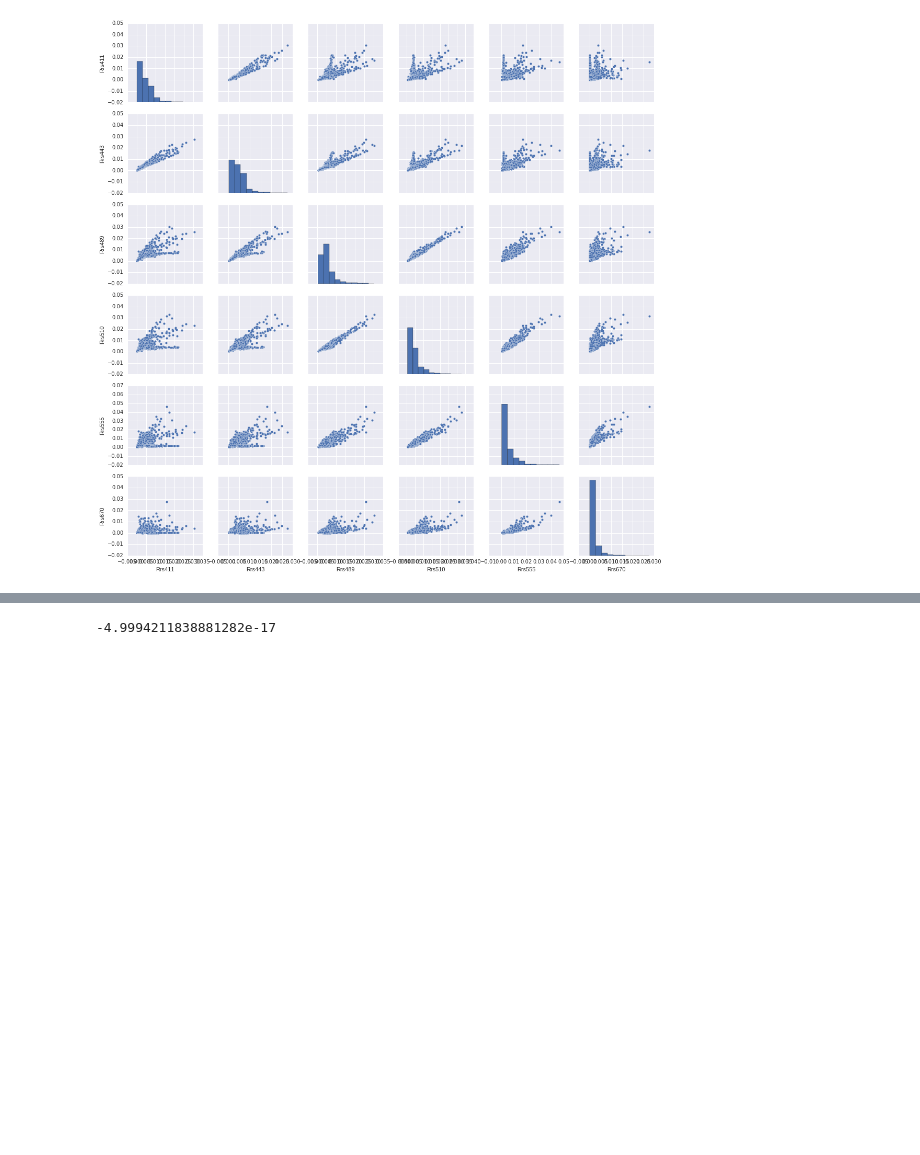
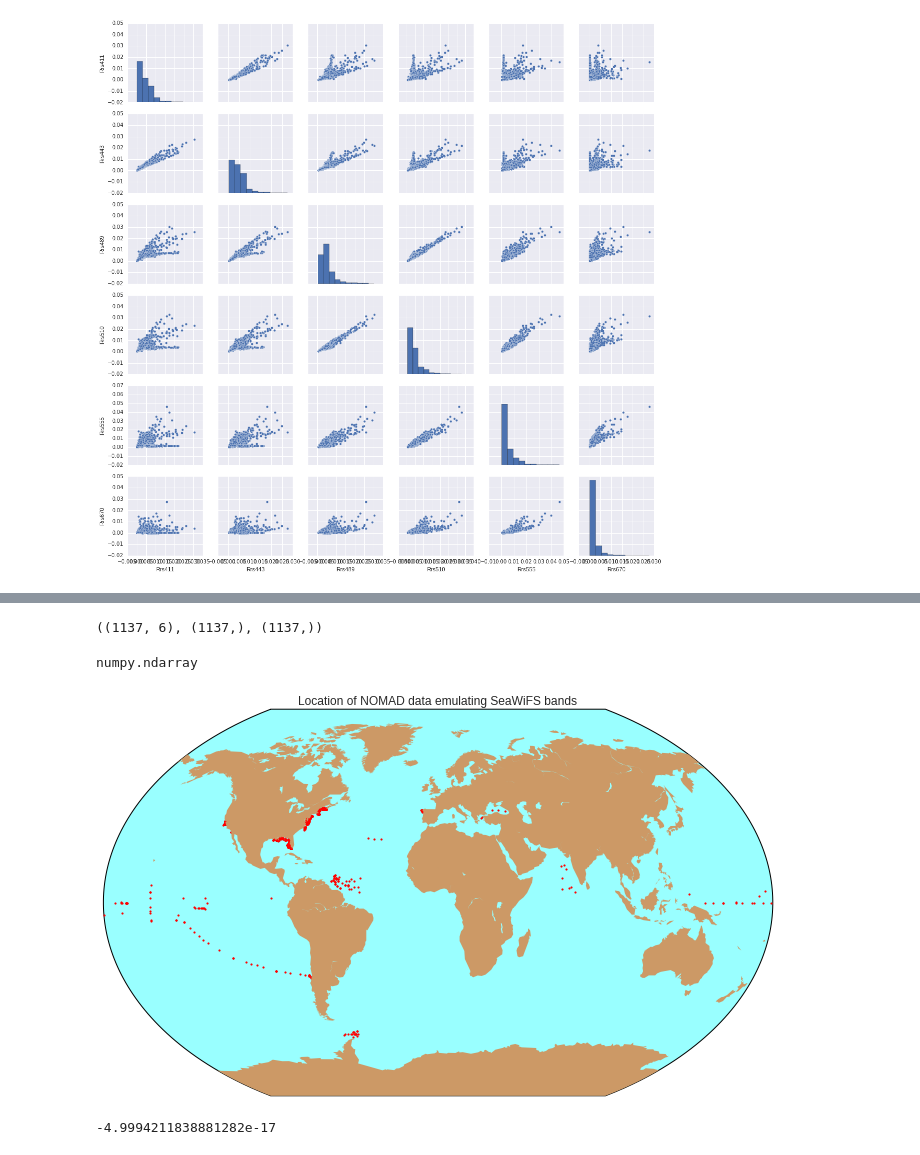
Before and after one commit to grayWolfDC/OWT_Fuzzy, a Jupyter notebook: IPYNB/clustering nomad and implementing xie-beni.ipynb, the cells around one changed output, grey strips where cells are left out. Cells and saved outputs as stored; diff of their text form; code cells hidden in the pictures; blank space fills up the shorter version.

Commit message:
added map of data and explanation of what's wrong

```diff
--- a/IPYNB/clustering nomad and implementing xie-beni.ipynb
+++ b/IPYNB/clustering nomad and implementing xie-beni.ipynb
@@ -105,0 +181,5 @@ X.mean()
+# %%
+X = dfRrsSubClean[['Rrs411','Rrs443','Rrs489',
+                     'Rrs510','Rrs555','Rrs670']].values
+lons=dfRrsSubClean['lon'].values
+lats=dfRrsSubClean['lat'].values
@@ -105,0 +198,8 @@ X.mean()
+# %%
+X.shape,lons.shape,lats.shape
+# %% [output]
+((1137, 6), (1137,), (1137,))
+# %%
+type(lons)
+# %% [output]
+numpy.ndarray
@@ -106,2 +209,14 @@ X.mean()
+# %%
+fig,ax=pl.subplots(figsize=(12,10))
+m = Basemap(projection='kav7',lon_0=0,ax=ax)
+x,y=m(lons,lats)
+m.drawmapboundary(fill_color='#99ffff')
+m.fillcontinents(color='#cc9966',lake_color='#99ffff')
+m.scatter(x,y,3,marker='o',color='r')
+pl.title('Location of NOMAD data emulating SeaWiFS bands');
+# Now I need to plot modis bands. Also I'll need to augment the data set with the many bands provided in the nomad
+# data set
+# %% [output]
+[figure, added]
 # %%
 X1 = scale(X)
```
Also changed, not shown: parts of 15 cells of this notebook.
